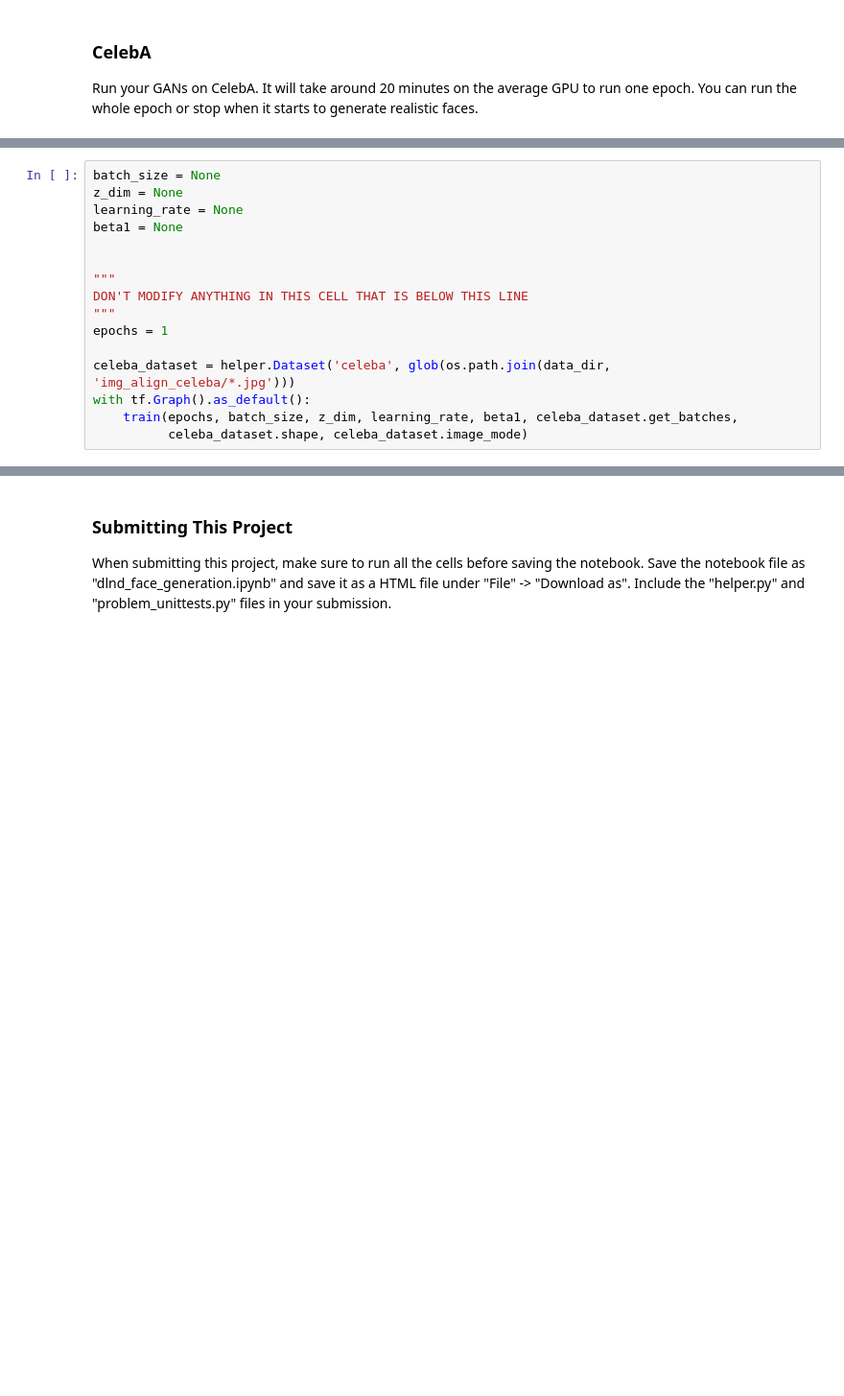
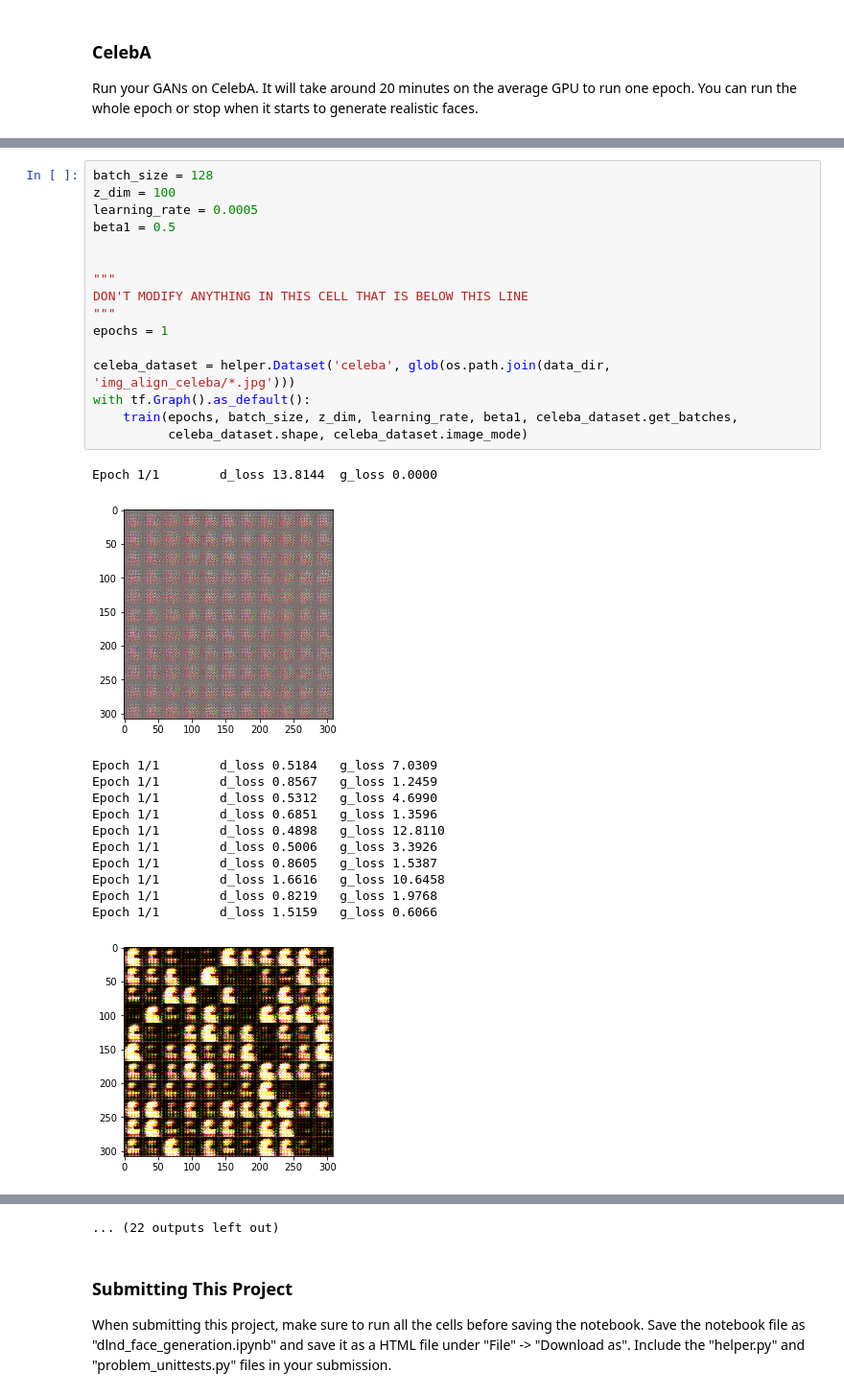
Before and after one commit to racersmith/DLFND, a Jupyter notebook: face_generation/dlnd_face_generation.ipynb, the cells around one changed output, grey strips where cells are left out. Shown at 96% size. Saved outputs shown, nothing was run; the diff lists cells and outputs as text; blank space fills up the shorter version.

```diff
--- a/face_generation/dlnd_face_generation.ipynb
+++ b/face_generation/dlnd_face_generation.ipynb
@@ -502,16 +493,30 @@ Run your GANs on CelebA.  It will take around 20 minutes on the average GPU to r
 # %%
-batch_size = None
-z_dim = None
-learning_rate = None
-beta1 = None
+batch_size = 128
+z_dim = 100
+learning_rate = 0.0005
+beta1 = 0.5
 
 
 """
 DON'T MODIFY ANYTHING IN THIS CELL THAT IS BELOW THIS LINE
 """
 epochs = 1
 
 celeba_dataset = helper.Dataset('celeba', glob(os.path.join(data_dir, 'img_align_celeba/*.jpg')))
 with tf.Graph().as_default():
     train(epochs, batch_size, z_dim, learning_rate, beta1, celeba_dataset.get_batches,
           celeba_dataset.shape, celeba_dataset.image_mode)
+# %% [output]
+Epoch 1/1        d_loss 13.8144  g_loss 0.0000
+[figure, added]
+Epoch 1/1        d_loss 0.5184   g_loss 7.0309
+Epoch 1/1        d_loss 0.8567   g_loss 1.2459
+Epoch 1/1        d_loss 0.5312   g_loss 4.6990
+Epoch 1/1        d_loss 0.6851   g_loss 1.3596
+Epoch 1/1        d_loss 0.4898   g_loss 12.8110
+Epoch 1/1        d_loss 0.5006   g_loss 3.3926
+Epoch 1/1        d_loss 0.8605   g_loss 1.5387
+Epoch 1/1        d_loss 1.6616   g_loss 10.6458
+Epoch 1/1        d_loss 0.8219   g_loss 1.9768
+Epoch 1/1        d_loss 1.5159   g_loss 0.6066
+[figure, added]
@@ -518,3 +567,4 @@ with tf.Graph().as_default():
+... (22 outputs left out)
 # %% [markdown]
 ### Submitting This Project
 When submitting this project, make sure to run all the cells before saving the notebook. Save the notebook file as "dlnd_face_generation.ipynb" and save it as a HTML file under "File" -> "Download as". Include the "helper.py" and "problem_unittests.py" files in your submission.
```
Also changed, not shown: parts of 11 cells of this notebook.
